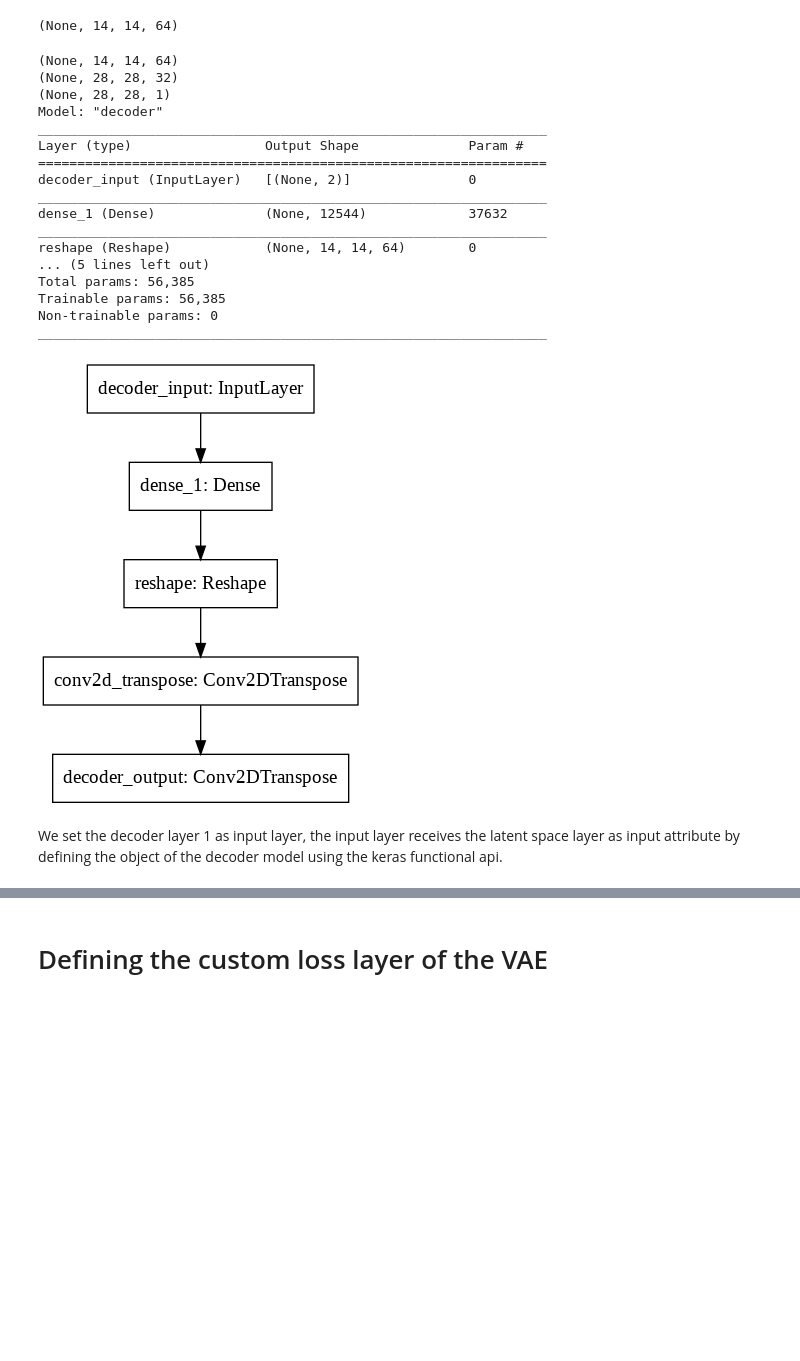
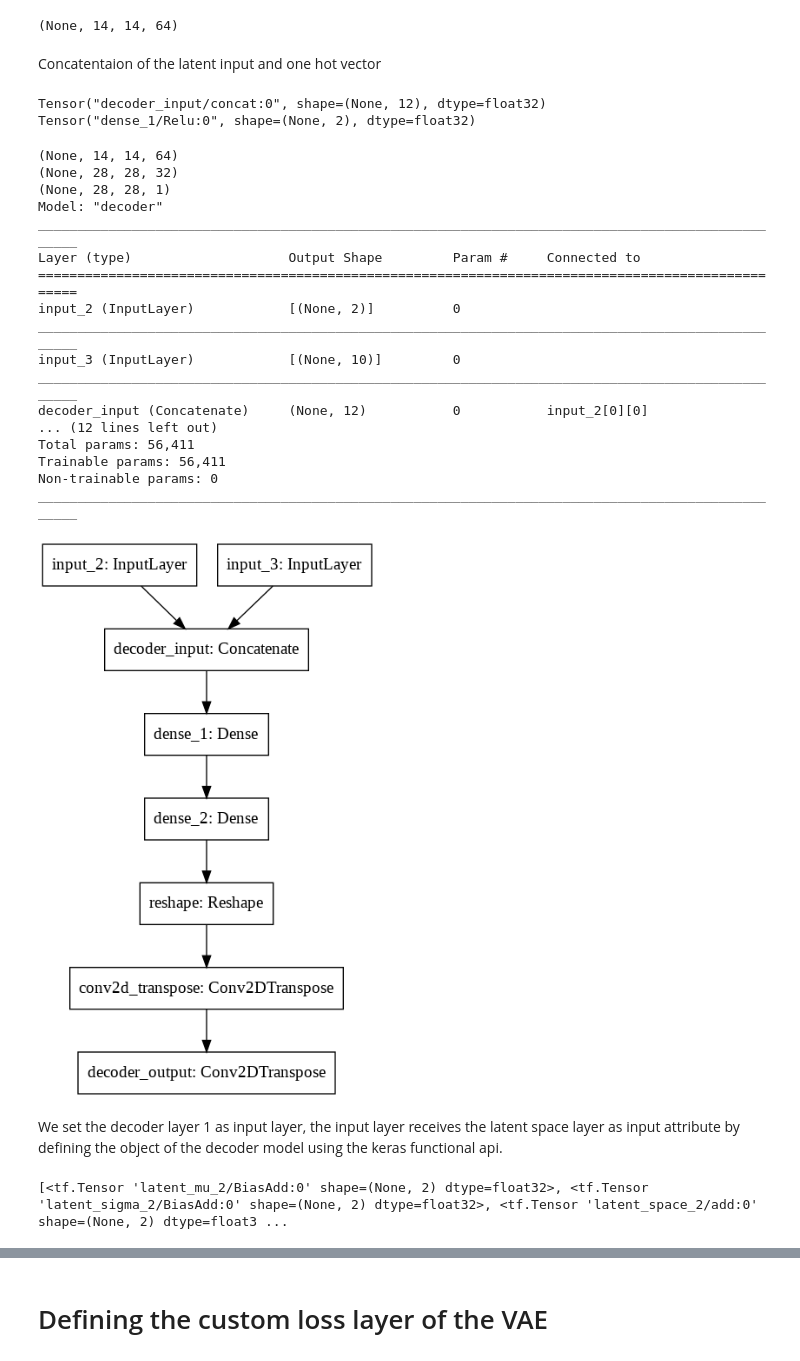
Before and after one commit to sayan0506/Conditional-Variationa-Auto-Encoder, a Jupyter notebook: Implement_Conditional_VAE_using_Keras_backend_on_MNIST(Handwritten_digits).ipynb, the cells around one changed output, grey strips where cells are left out. Cells and saved outputs as stored; diff of their text form; code cells hidden in the pictures; blank space fills up the shorter version.

```diff
--- a/Implement_Conditional_VAE_using_Keras_backend_on_MNIST(Handwritten_digits).ipynb
+++ b/Implement_Conditional_VAE_using_Keras_backend_on_MNIST(Handwritten_digits).ipynb
@@ -59,0 +48,5 @@ Shape of the dataset: (60000, 28, 28), (60000,), (10000, 28, 28), (10000,)
+# %%
+y_train_oh = to_categorical(y_train)
+y_test_oh = to_categorical(y_test)
+print(f'Shape of label encodings {y_train_oh.shape}, {y_test_oh.shape}')
+print(f'Sample encoding of {y_train[0]} is: {y_train_oh[0]}')
@@ -120,3 +116,7 @@ input_img_shape = (img_width, img_height, num_channels)
 
 # latent space dimension considered to be 2D here
 latent_dim = 2
+
+# number of classifiers
+n_classififer = y_train_oh.shape[1]
+print(f'Classifier count {n_classififer}')
@@ -224,45 +240,67 @@ ________________________________________________________________________________
 print(conv_shape)
 # %% [output]
 (None, 14, 14, 64)
+# %% [markdown]
+Concatentaion of the latent input and one hot vector
+# %%
+# decoder takes the latent vector as input
+decoder_input_latent = Input(shape = (latent_dim))
+
+# conditional vae decoder also takes one hot vector of the labels as input
+# conditional input for the decoder
+cond_in_dec = Input(shape=(n_classififer))
+
+# concatenate both the inputs, note: here axis = 1, as 0 corresponds to datapoint serial number
+decoder_input = Concatenate(axis = 1, name = 'decoder_input')([decoder_input_latent, cond_in_dec])
+
+# adding one more dense layer to convert it to a output having size equals to latent space
+dec = Dense(units = latent_dim, activation= 'relu')(decoder_input)
+
+print(decoder_input)
+print(dec)
+# %% [output]
+Tensor("decoder_input/concat:0", shape=(None, 12), dtype=float32)
+Tensor("dense_1/Relu:0", shape=(None, 2), dtype=float32)
 # %%
-# decoder takes the latent vector as input
-decoder_input = Input(shape = (latent_dim), name = 'decoder_input')
-
 # we need the output from decoder_layer_1 will be same as the conv2D_4 input
 # so add dense layer with dimensions that can be reshaped to desired output shape
-x = Dense(conv_shape[1]*conv_shape[2]*conv_shape[3], activation='relu')(decoder_input)
+x = Dense(conv_shape[1]*conv_shape[2]*conv_shape[3], activation='relu')(dec)
 # reshaping the output to feed to the conv2d layer in the decoder
 x = Reshape((conv_shape[1], conv_shape[2], conv_shape[3]))(x)
 # upscale back to original shape
 print(x.shape)
 x = Conv2DTranspose(32, 3, padding = 'same', activation = 'relu', strides = (2,2))(x)
 print(x.shape)
 # returning back to recostructed image
 x = Conv2DTranspose(num_channels, 3, padding = 'same', activation = 'sigmoid', name = 'decoder_output')(x)
 print(x.shape)
 
 # defining the decoder model using the functional api
-decoder = Model(decoder_input, x, name = 'decoder')
+decoder = Model([decoder_input_latent, cond_in_dec], x, name = 'decoder')
 decoder.summary()
 plot_model(decoder)
 # %% [output]
 (None, 14, 14, 64)
 (None, 28, 28, 32)
 (None, 28, 28, 1)
 Model: "decoder"
-_________________________________________________________________
-Layer (type)                 Output Shape              Param #
-=================================================================
-decoder_input (InputLayer)   [(None, 2)]               0
-_________________________________________________________________
-dense_1 (Dense)              (None, 12544)             37632
-_________________________________________________________________
-reshape (Reshape)            (None, 14, 14, 64)        0
-... (5 lines left out)
-Total params: 56,385
-Trainable params: 56,385
+__________________________________________________________________________________________________
+Layer (type)                    Output Shape         Param #     Connected to
+==================================================================================================
+input_2 (InputLayer)            [(None, 2)]          0
+__________________________________________________________________________________________________
+input_3 (InputLayer)            [(None, 10)]         0
+__________________________________________________________________________________________________
+decoder_input (Concatenate)     (None, 12)           0           input_2[0][0]
+... (12 lines left out)
+Total params: 56,411
+Trainable params: 56,411
 Non-trainable params: 0
-_________________________________________________________________
+__________________________________________________________________________________________________
-[figure, old version]
+[figure, new version]
 # %% [markdown]
 We set the decoder layer 1 as input layer, the input layer receives the latent space layer as input attribute by defining the object of the decoder model using the keras functional api.
+# %%
+print(encoder.output)
+# %% [output]
+[<tf.Tensor 'latent_mu_2/BiasAdd:0' shape=(None, 2) dtype=float32>, <tf.Tensor 'latent_sigma_2/BiasAdd:0' shape=(None, 2) dtype=float32>, <tf.Tensor 'latent_space_2/add:0' shape=(None, 2) dtype=float3 ...
```
Also changed, not shown: parts of 25 cells of this notebook.
